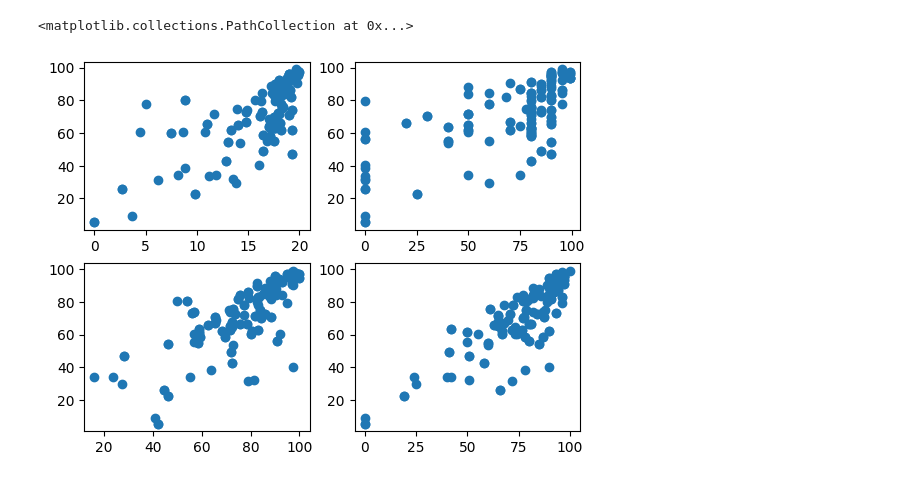
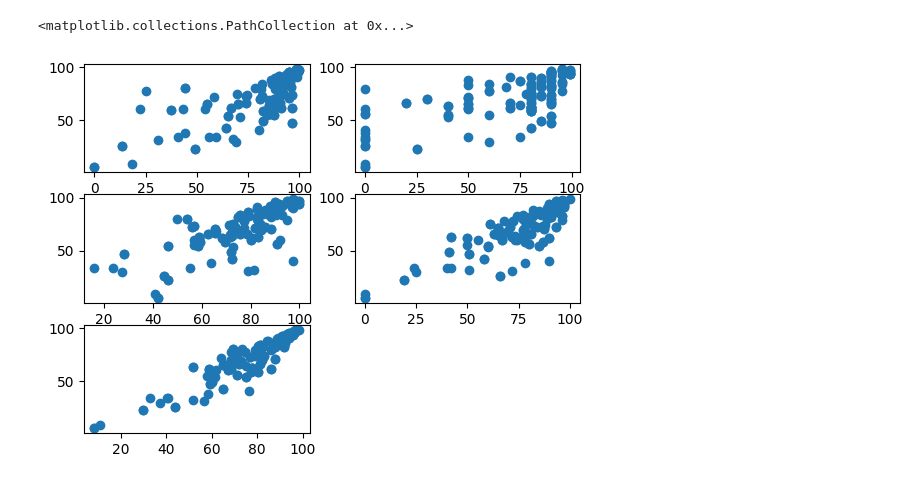
Before and after one commit to Wushington/AI-Research-Project, a Jupyter notebook: linearity.ipynb, the cells around one changed output. Saved outputs shown, nothing was run; the diff lists cells and outputs as text; code cells hidden in the pictures.

Commit message:
add plot for total

```diff
--- a/linearity.ipynb
+++ b/linearity.ipynb
@@ -22,16 +22,18 @@ data
 # %%
-data_features = ['Homework', 'Project', 'Quiz', 'Exam']
+data_features = ['Homework', 'Project', 'Quiz', 'Exam', 'Total']
 X = data[data_features]
 y = data.Final
 
-plt.subplot(2, 2 , 1)
+plt.subplot(3, 2 , 1)
 plt.scatter(X['Homework'], y)
-plt.subplot(2, 2, 2)
+plt.subplot(3, 2, 2)
 plt.scatter(X['Project'], y)
-plt.subplot(2, 2, 3)
+plt.subplot(3, 2, 3)
 plt.scatter(X['Quiz'], y)
-plt.subplot(2, 2, 4)
+plt.subplot(3, 2, 4)
 plt.scatter(X['Exam'], y)
+plt.subplot(3, 2, 5)
+plt.scatter(X['Total'], y)
 # %% [output]
 <matplotlib.collections.PathCollection at 0x...>
-[figure, old version]
+[figure, new version]
```
Also changed, not shown: parts of 1 cell of this notebook.
